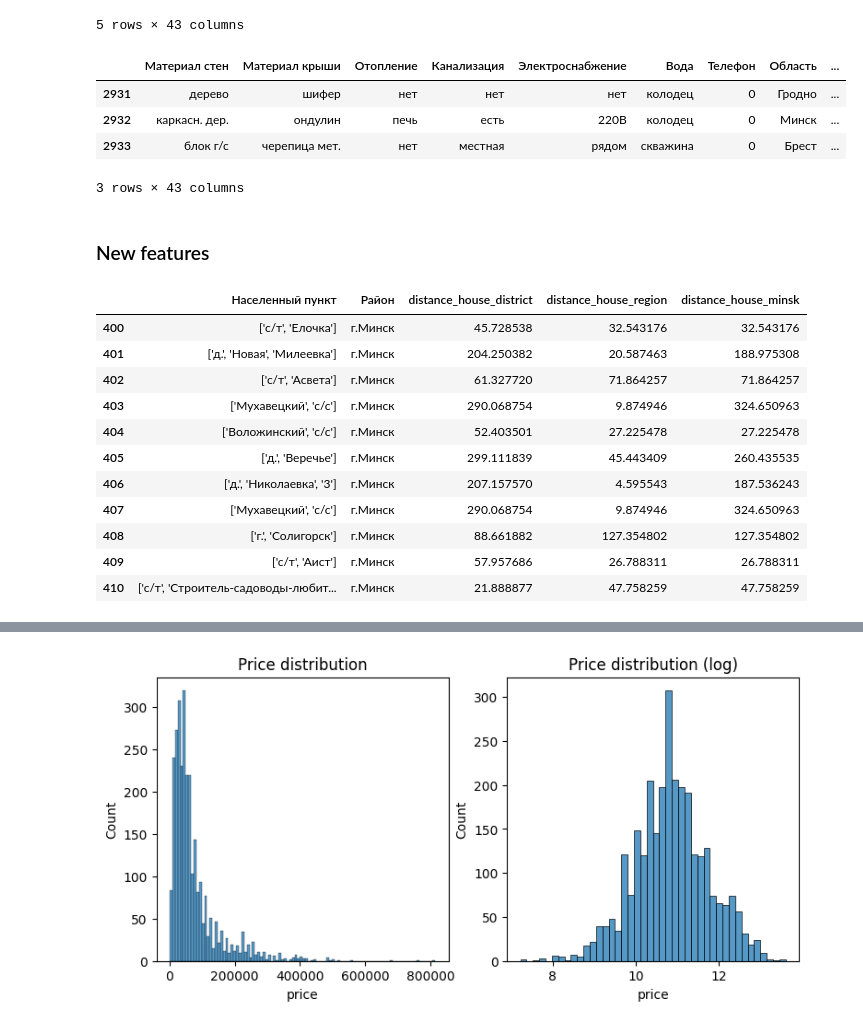
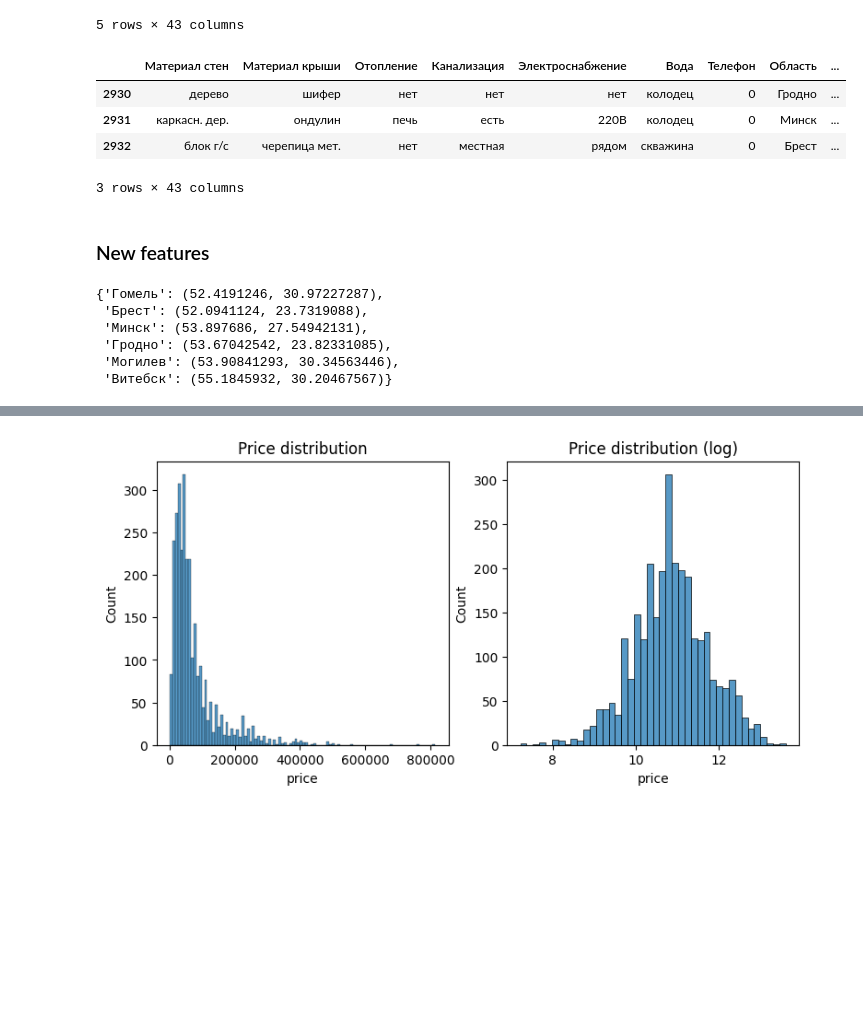
Before and after one commit to ssiarhei115/CountryHouse-price-prediction, a Jupyter notebook: code.ipynb, the cells around one changed output, grey strips where cells are left out. Drawn from its saved outputs; the diff is of its cells as text; code cells hidden in the pictures; blank space fills up the shorter version.

```diff
--- a/code.ipynb
+++ b/code.ipynb
@@ -34,7 +34,7 @@ from sklearn.tree import DecisionTreeRegressor
 from sklearn.feature_selection import SelectKBest, f_regression
 import optuna
 # %%
-df = pd.read_csv('data/country_houses.csv', index_col=0)
+df = pd.read_csv('data/country_houses.csv').drop(['Unnamed: 0'], axis=1)
 print(df.shape)
 print(f"Duplicates found: {df[df.duplicated].shape[0]}")
 df.head()
@@ -73,3 +57,0 @@ Name: Координаты, Length: 2943, dtype: object
-# %%
-r = re.findall(r"\'(\d{2}\.\d{2,}).", "['52.330913,', '30.814533']")
-r[1]
@@ -744,11 +694,11 @@ df_merged.to_csv('data/country_houses_treated.csv')
 # %%
-dfc = pd.read_csv('data/country_houses_treated.csv', index_col=0)
+dfc = df_merged.copy()
 dfc.tail(3)
 # %% [output]
 |  | Материал стен | Материал крыши | Отопление | Канализация | Электроснабжение | Вода | Телефон | Область | ... |
-| 2931 | дерево | шифер | нет | нет | нет | колодец | 0 | Гродно | ... |
-| 2932 | каркасн. дер. | ондулин | печь | есть | 220В | колодец | 0 | Минск | ... |
-| 2933 | блок г/с | черепица мет. | нет | местная | рядом | скважина | 0 | Брест | ... |
+| 2930 | дерево | шифер | нет | нет | нет | колодец | 0 | Гродно | ... |
+| 2931 | каркасн. дер. | ондулин | печь | есть | 220В | колодец | 0 | Минск | ... |
+| 2932 | блок г/с | черепица мет. | нет | местная | рядом | скважина | 0 | Брест | ... |
 3 rows × 43 columns
 # %% [markdown]
 ### New features
@@ -772,5 +722,11 @@ for item in regions:
     else:
         continue
 
-
-dfc['regional_center_coordinates'] = dfc['Область'].apply(lambda x: str(regions_dict[x]) )
+regions_dict
+# %% [output]
+{'Гомель': (52.4191246, 30.97227287),
+ 'Брест': (52.0941124, 23.7319088),
+ 'Минск': (53.897686, 27.54942131),
+ 'Гродно': (53.67042542, 23.82331085),
+ 'Могилев': (53.90841293, 30.34563446),
+ 'Витебск': (55.1845932, 30.20467567)}
@@ -777,24 +735,22 @@ dfc['regional_center_coordinates'] = dfc['Область'].apply(lambda x: str(r
 # %%
-def get_distance(d1,d2):
-    coord1 = d1.replace(',',' ').lstrip('(').rstrip(')').split()
+def get_distance(d1,d2,extra=0):
+    coord1 = str(d1).replace(',',' ').lstrip('(').rstrip(')').split()
     coord2 = d2.replace(',',' ').lstrip('(').rstrip(')').split()
-    return geopy.distance.geodesic((float(coord1[0]),float(coord1[1])), (float(coord2[0]),float(coord2[1]))).km
+    distance = geopy.distance.geodesic((float(coord1[0]),float(coord1[1])), (float(coord2[0]),float(coord2[1]))).km
 
-dfc['distance_house_district'] = dfc.apply(lambda x: get_distance(x['house_coordinates'], x['district_center_coordinates']), axis=1)
-dfc['distance_house_region'] = dfc.apply(lambda x: get_distance(x['house_coordinates'], x['regional_center_coordinates']), axis=1)
+    if extra == 0:
+        return round(distance,1)
+    else:
+        distances = dict()
+        for key in regions_dict:
+            distances[key] = geopy.distance.geodesic((float(coord1[0]),float(coord1[1])), (regions_dict[key][0],regions_dict[key][1])).km
+        distance_region_min = min(distances.values())
+        return(round(distance,1), round(distance_region_min,1))
+
+dfc['distance_house_district_center'] = dfc.apply(lambda x: get_distance(x['house_coordinates'], x['district_center_coordinates']), axis=1)
+#dfc['distance_house_district_city'] = dfc.apply(lambda x: get_distance(x['house_coordinates'], x['district_city_coordinates']), axis=1)
+dfc['distance_house_region'] = dfc.apply(lambda x: get_distance(x['house_coordinates'], x['regional_center_coordinates'],1)[0], axis=1)
+#dfc['distance_house_region_min'] = dfc.apply(lambda x: get_distance(x['house_coordinates'], x['regional_center_coordinates'],1)[1], axis=1)
 dfc['distance_house_minsk'] = dfc.apply(lambda x: get_distance(x['house_coordinates'], str(regions_dict['Минск'])), axis=1)
 
-dfc.loc[400:410, ['Населенный пункт','Район','distance_house_district',  'distance_house_region','distance_house_minsk']]
+#dfc.loc[400:410, ['Населенный пункт','Район','distance_house_district_center', 'distance_house_district_city', 'distance_house_region','distance_house_region_min','distance_house_minsk']]
-# %% [output]
-|  | Населенный пункт | Район | distance_house_district | distance_house_region | distance_house_minsk |
-| 400 | ['с/т', 'Елочка'] | г.Минск | 45.728538 | 32.543176 | 32.543176 |
-| 401 | ['д.', 'Новая', 'Милеевка'] | г.Минск | 204.250382 | 20.587463 | 188.975308 |
-| 402 | ['с/т', 'Асвета'] | г.Минск | 61.327720 | 71.864257 | 71.864257 |
-| 403 | ['Мухавецкий', 'с/с'] | г.Минск | 290.068754 | 9.874946 | 324.650963 |
-| 404 | ['Воложинский', 'с/с'] | г.Минск | 52.403501 | 27.225478 | 27.225478 |
-| 405 | ['д.', 'Веречье'] | г.Минск | 299.111839 | 45.443409 | 260.435535 |
-| 406 | ['д.', 'Николаевка', '3'] | г.Минск | 207.157570 | 4.595543 | 187.536243 |
-| 407 | ['Мухавецкий', 'с/с'] | г.Минск | 290.068754 | 9.874946 | 324.650963 |
-| 408 | ['г.', 'Солигорск'] | г.Минск | 88.661882 | 127.354802 | 127.354802 |
-| 409 | ['с/т', 'Аист'] | г.Минск | 57.957686 | 26.788311 | 26.788311 |
-| 410 | ['с/т', 'Строитель-садоводы-любит... | г.Минск | 21.888877 | 47.758259 | 47.758259 |
```
Also changed, not shown: parts of 27 cells of this notebook, 1 other file.
